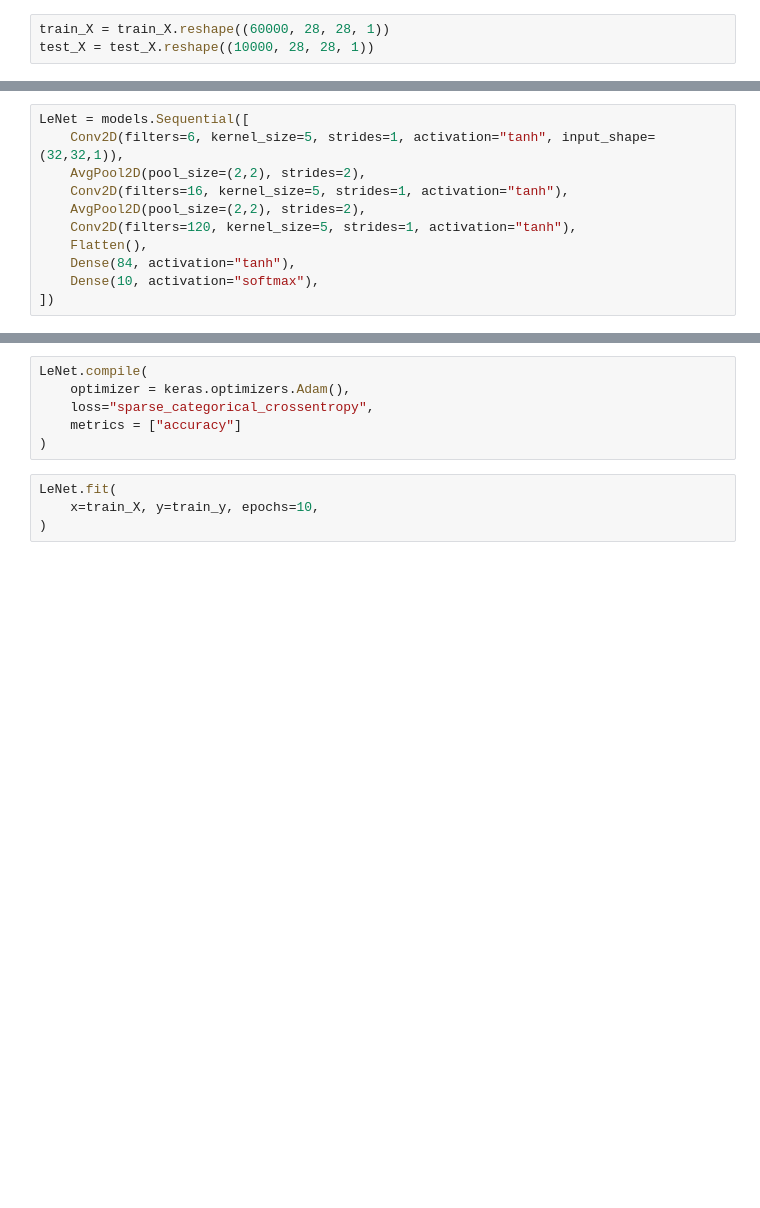
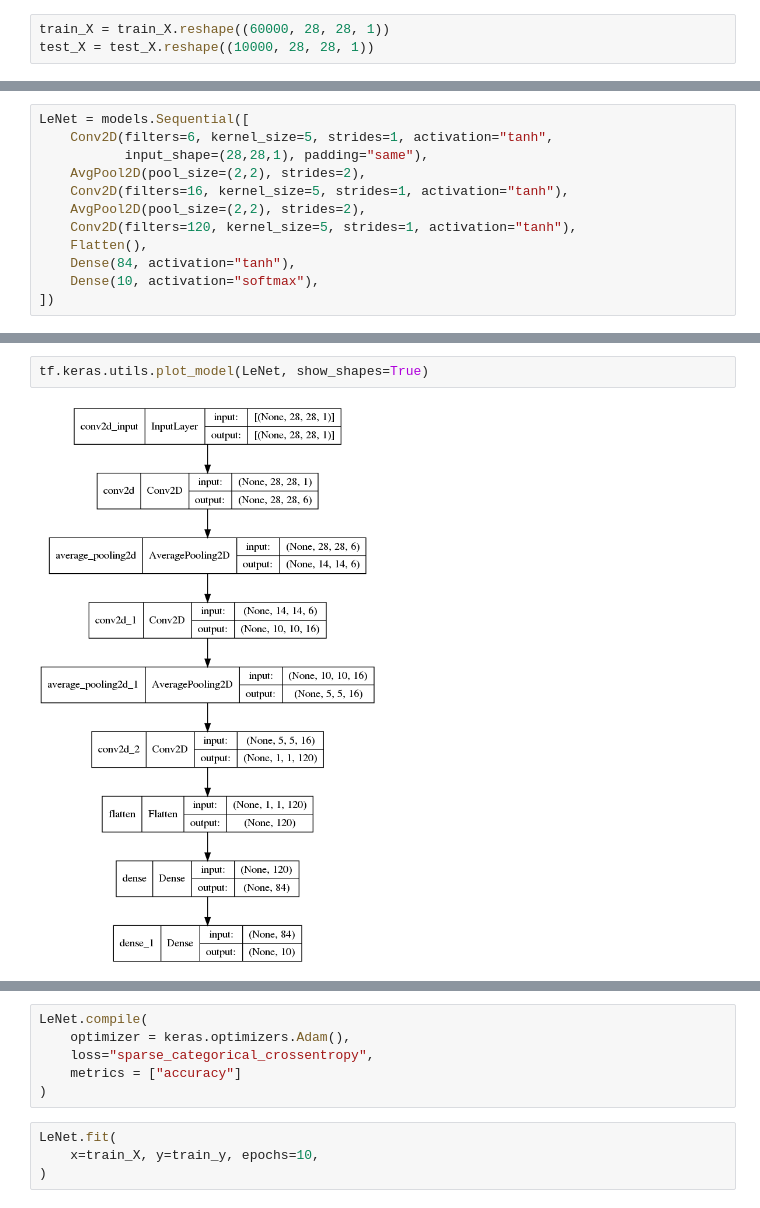
Before and after one commit to hukuhaka/Tensorflow, a Jupyter notebook: LeNet.ipynb, the cells around one changed output, grey strips where cells are left out. Saved outputs shown, nothing was run; the diff lists cells and outputs as text; blank space fills up the shorter version.

```diff
--- a/LeNet.ipynb
+++ b/LeNet.ipynb
@@ -36,6 +53,7 @@ from tensorflow.keras.layers import Conv2D, Flatten, AvgPool2D, Dense
 # %%
 LeNet = models.Sequential([
-    Conv2D(filters=6, kernel_size=5, strides=1, activation="tanh", input_shape=(32,32,1)),
+    Conv2D(filters=6, kernel_size=5, strides=1, activation="tanh",
+           input_shape=(28,28,1), padding="same"),
     AvgPool2D(pool_size=(2,2), strides=2),
     Conv2D(filters=16, kernel_size=5, strides=1, activation="tanh"),
     AvgPool2D(pool_size=(2,2), strides=2),
@@ -47,2 +69,6 @@ LeNet = models.Sequential([
+# %%
+tf.keras.utils.plot_model(LeNet, show_shapes=True)
+# %% [output]
+[figure, added]
 # %%
 LeNet.summary()
```
Also changed, not shown: parts of 22 cells of this notebook, 1 other file.
